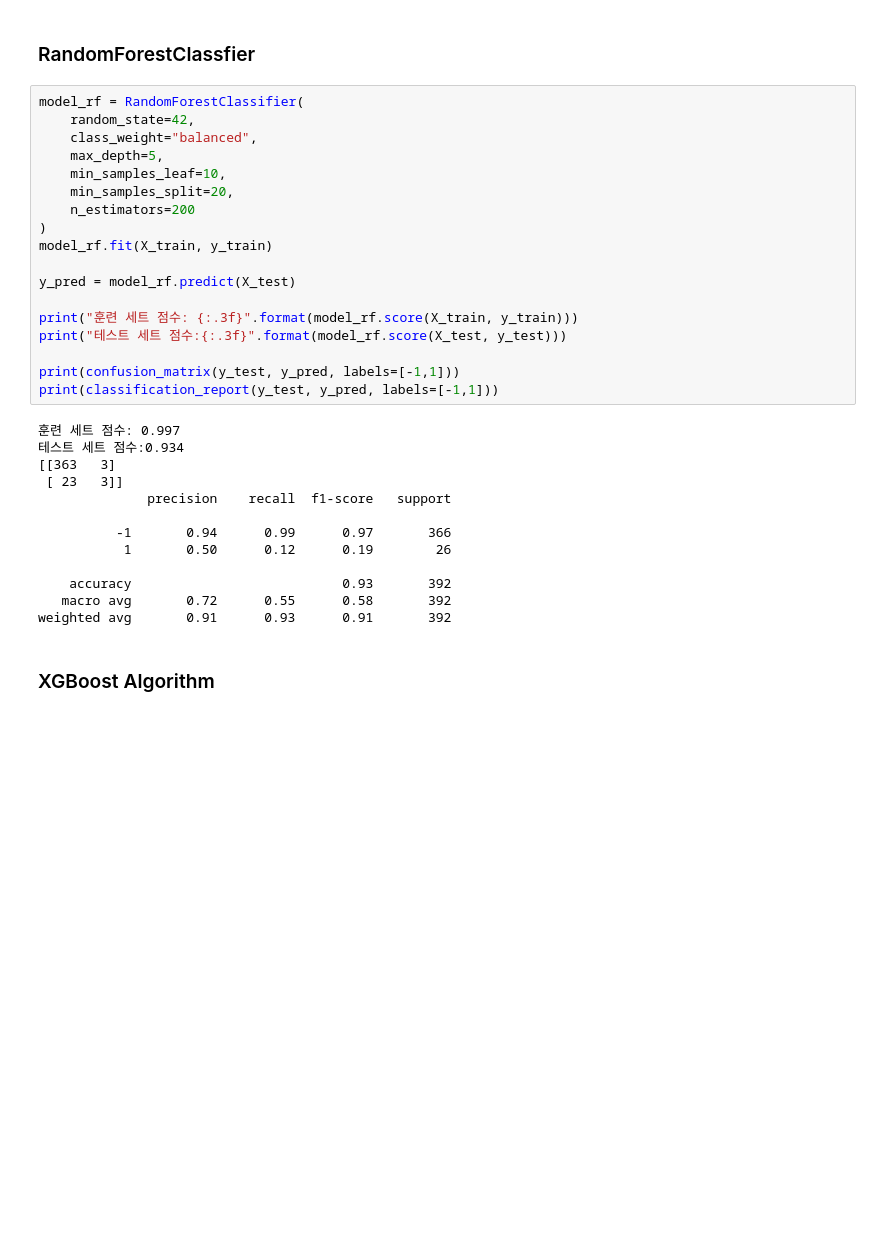
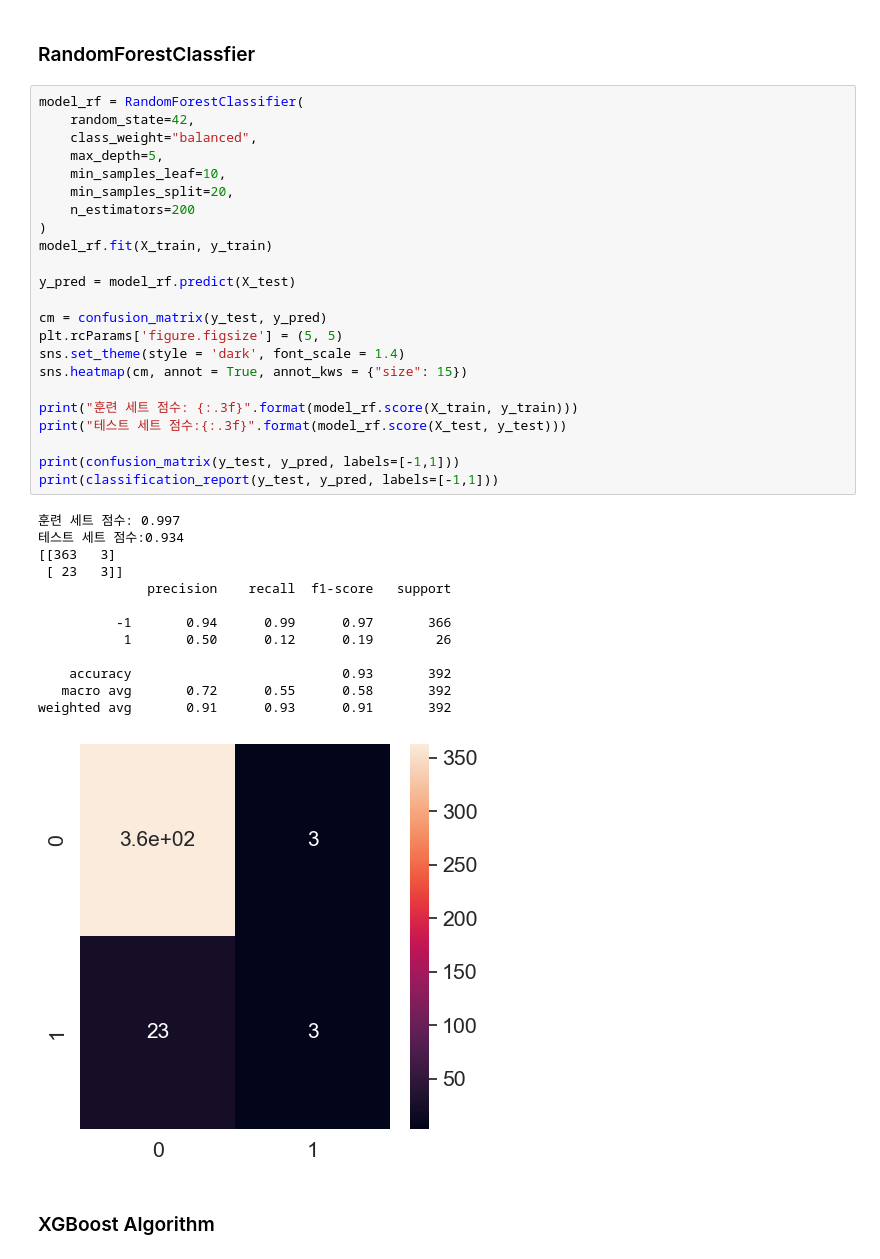
Before and after one commit to pasin7793/Semiconductor-Data, a Jupyter notebook: code/semiconductor_defect.ipynb, the cells around one changed output. Drawn from its saved outputs; the diff is of its cells as text; blank space fills up the shorter version.

```diff
--- a/code/semiconductor_defect.ipynb
+++ b/code/semiconductor_defect.ipynb
@@ -321,33 +328,39 @@ weighted avg       0.89      0.88      0.89       392
 model_rf = RandomForestClassifier(
     random_state=42,
     class_weight="balanced",
     max_depth=5,
     min_samples_leaf=10,
     min_samples_split=20,
     n_estimators=200
 )
 model_rf.fit(X_train, y_train)
 
 y_pred = model_rf.predict(X_test)
 
+cm = confusion_matrix(y_test, y_pred)
+plt.rcParams['figure.figsize'] = (5, 5)
+sns.set_theme(style = 'dark', font_scale = 1.4)
+sns.heatmap(cm, annot = True, annot_kws = {"size": 15})
+
 print("훈련 세트 점수: {:.3f}".format(model_rf.score(X_train, y_train)))
 print("테스트 세트 점수:{:.3f}".format(model_rf.score(X_test, y_test)))
 
 print(confusion_matrix(y_test, y_pred, labels=[-1,1]))
 print(classification_report(y_test, y_pred, labels=[-1,1]))
 # %% [output]
 훈련 세트 점수: 0.997
 테스트 세트 점수:0.934
 [[363   3]
  [ 23   3]]
               precision    recall  f1-score   support
 
           -1       0.94      0.99      0.97       366
            1       0.50      0.12      0.19        26
 
     accuracy                           0.93       392
    macro avg       0.72      0.55      0.58       392
 weighted avg       0.91      0.93      0.91       392
+[figure, added]
 # %% [markdown]
 ### XGBoost Algorithm
 # %%
```
Also changed, not shown: parts of 3 cells of this notebook.
